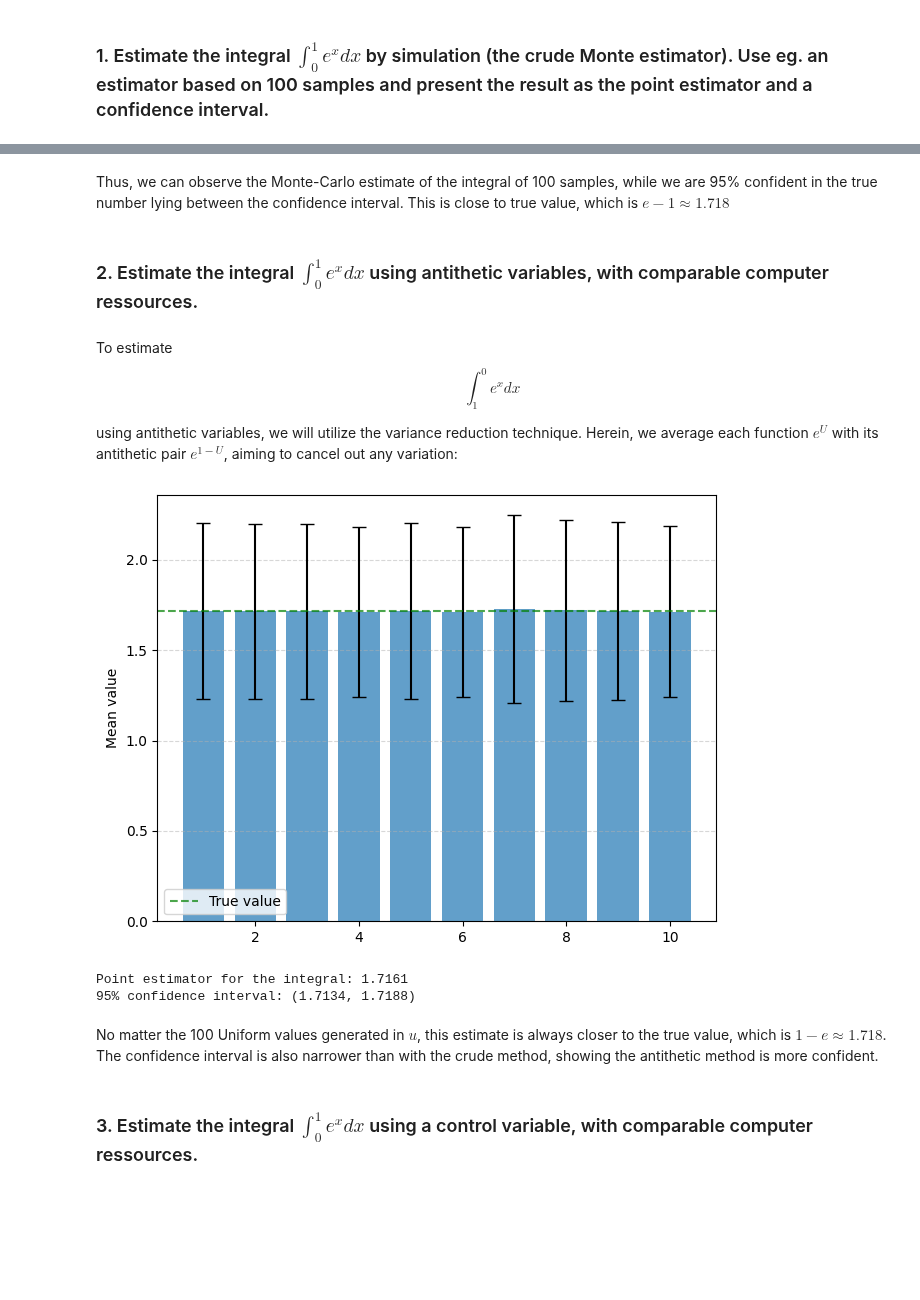
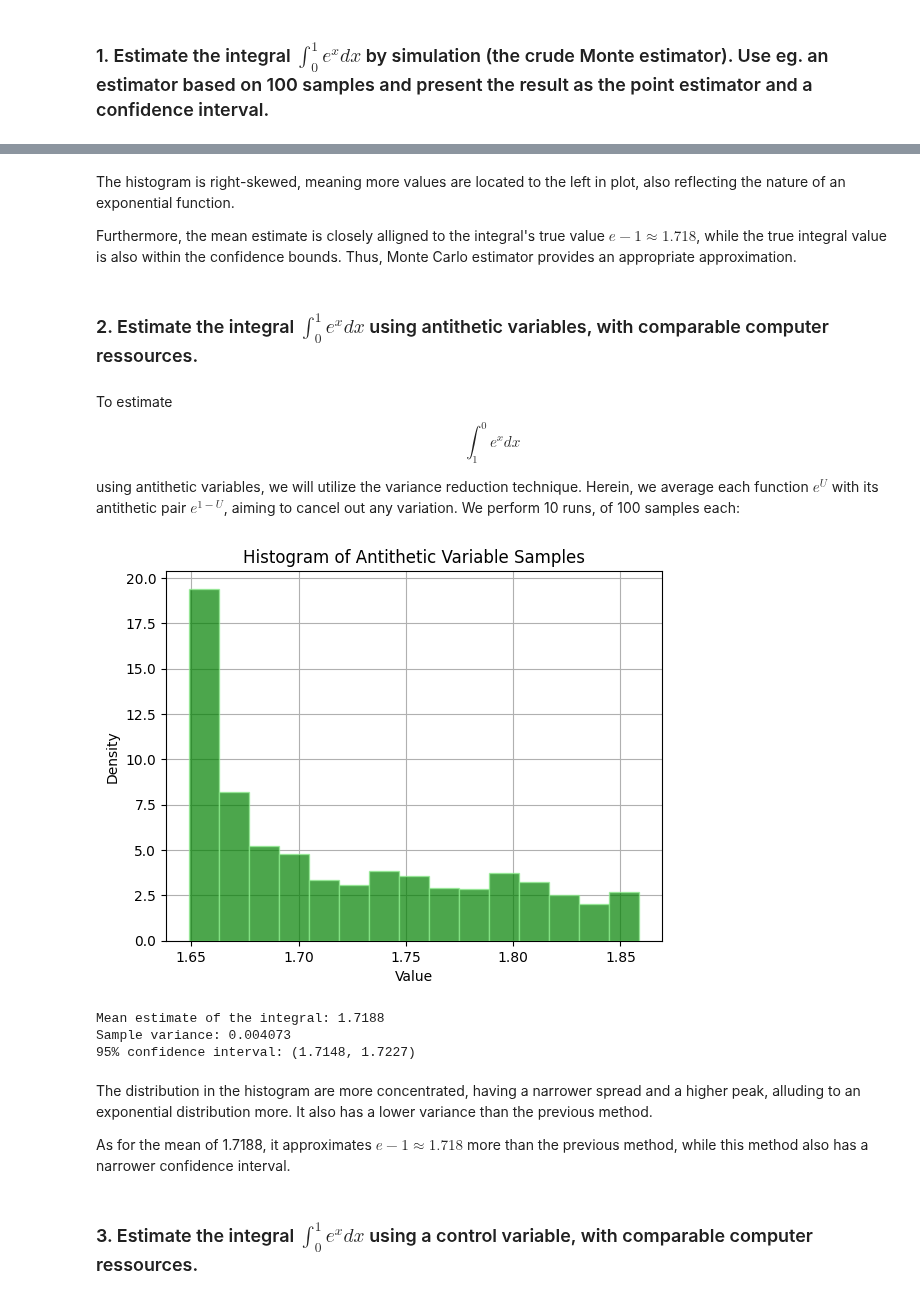
Before and after one commit to AntonJorg/stochastic_simulation, a Jupyter notebook: exercises_final/Exercise5.ipynb, the cells around one changed output, grey strips where cells are left out. Saved outputs shown, nothing was run; the diff lists cells and outputs as text; code cells hidden in the pictures; blank space fills up the shorter version.

```diff
--- a/exercises_final/Exercise5.ipynb
+++ b/exercises_final/Exercise5.ipynb
@@ -63,5 +55,7 @@ Point estimator for the integral: 1.7364
 # %% [markdown]
-Thus, we can observe the Monte-Carlo estimate of the integral of 100 samples, while we are 95% confident in the true number lying between the confidence interval. This is close to true value, which is $e - 1 \approx 1.718$
+The histogram is right-skewed, meaning more values are located to the left in plot, also reflecting the nature of an exponential function.
+
+Furthermore, the mean estimate is closely alligned to the integral's true value $e-1\approx1.718$, while the true integral value is also within the confidence bounds. Thus, Monte Carlo estimator provides an appropriate approximation.
 # %% [markdown]
 ### 2. Estimate the integral $\int ^1 _0 e^x dx$ using antithetic variables, with comparable computer ressources.
 # %% [markdown]
@@ -70,30 +64,38 @@ $$
 \int_{1}^{0} e^x dx
 $$
 
-using antithetic variables, we will utilize the variance reduction technique. Herein, we average each function $e^U$ with its antithetic pair $e^{1-U}$, aiming to cancel out any variation:
+using antithetic variables, we will utilize the variance reduction technique. Herein, we average each function $e^U$ with its antithetic pair $e^{1-U}$, aiming to cancel out any variation. We perform 10 runs, of 100 samples each:
 # %%
-samples = uniform.rvs(size=(10, 50))
-samples = np.hstack([samples, 1 - samples])
+x_antithetic = (np.exp(samples) + np.exp(1 - samples)) / 2
 
-xs = np.exp(samples)
+all_samples = x_antithetic.flatten()
+plt.figure()
+plt.grid(True, zorder=0)
+plt.hist(all_samples, bins=15, density=True, alpha=0.7,
+         color='green', edgecolor='lightgreen', zorder=3)
+plt.title("Histogram of Antithetic Variable Samples")
+plt.xlabel("Value")
+plt.ylabel("Density")
+plt.show()
 
-means = np.mean(xs, axis=1)
-vars = np.var(xs, axis=1, ddof=1)
-
-plot_bar_with_error(means, vars)
-
-estimator = np.mean(means)
-stderr = np.std(means, ddof=1) / np.sqrt(len(means))
-margin = 1.96 * stderr
-
-print(f"Point estimator for the integral: {estimator:.4f}")
-print(f"95% confidence interval: ({estimator - margin:.4f}, {estimator + margin:.4f})")
+mean = np.mean(all_samples)
+variance = np.var(all_samples, ddof=1)
+standard_error = np.std(all_samples, ddof=1) / np.sqrt(len(all_samples))
+z = 1.96
+ci_lower = mean - z * standard_error
+ci_upper = mean + z * standard_error
+print(f"Mean estimate of the integral: {mean:.4f}")
+print(f"Sample variance: {variance:.6f}")
+print(f"95% confidence interval: ({ci_lower:.4f}, {ci_upper:.4f})")
 # %% [output]
-[figure, old version]
+[figure, new version]
-Point estimator for the integral: 1.7161
-95% confidence interval: (1.7134, 1.7188)
+Mean estimate of the integral: 1.7188
+Sample variance: 0.004073
+95% confidence interval: (1.7148, 1.7227)
 # %% [markdown]
-No matter the 100 Uniform values generated in $u$, this estimate is always closer to the true value, which is $1-e\approx1.718$. The confidence interval is also narrower than with the crude method, showing the antithetic method is more confident.
+The distribution in the histogram are more concentrated, having a narrower spread and a higher peak, alluding to an exponential distribution more. It also has a lower variance than the previous method.
+
+As for the mean of 1.7188, it approximates $e-1\approx1.718$ more than the previous method, while this method also has a narrower confidence interval.
 # %% [markdown]
 ### 3. Estimate the integral $\int ^1 _0 e^x dx$ using a control variable, with comparable computer ressources.
 # %% [markdown]
```
Also changed, not shown: parts of 13 cells of this notebook, 1 other file.
